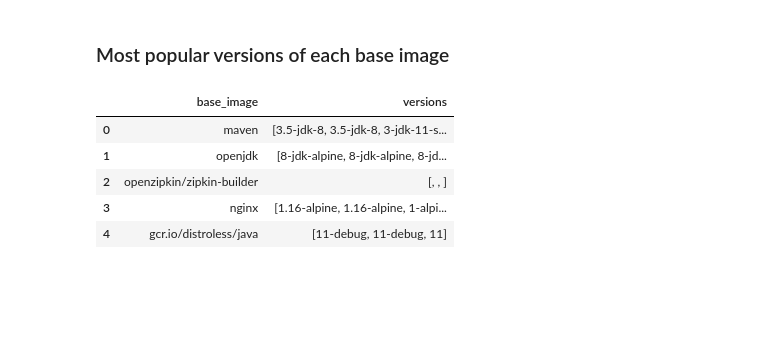
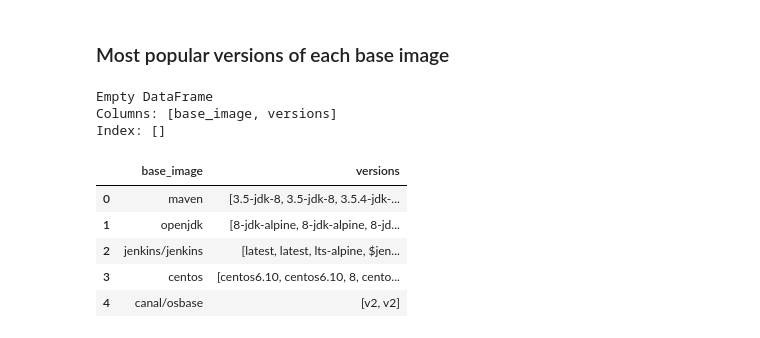
Before and after one commit to ASSERT-KTH/royal-chaos, a Jupyter notebook: pobs/tools/projects_analyzer/analyze.ipynb, the cells around one changed output. Cells and saved outputs as stored; diff of their text form; code cells hidden in the pictures; blank space fills up the shorter version.

```diff
--- a/pobs/tools/projects_analyzer/analyze.ipynb
+++ b/pobs/tools/projects_analyzer/analyze.ipynb
@@ -349,0 +360,40 @@ plt.legend(handles=[official_patch, unofficial_patch, java_patch, no_java_patch]
+# %%
+# Official vs unofficial
+mypalette = []
+for i in range(25):
+    # Unofficial
+    if "/" in top_25_java_df["base-image:version"][i]:
+        # No java
+        if not top_25_java_df["java_version"][i]:
+            mypalette.append("#ffc425")
+        # Java
+        else:
+            mypalette.append("#f37735")
+    # Official
+    else:
+        # No java
+        if not top_25_java_df["java_version"][i]:
+            mypalette.append("#00aedb")
+        # Java
+        else:
+            mypalette.append("#66023c")
+# %%
+sns.set_style("whitegrid")
+sns.set_context("poster", rc={"font.size":18,"axes.titlesize":18,"axes.labelsize":18})
+plt.figure(figsize=(18, 14))
+ax = sns.barplot(x="count", y="base-image:version", data=top_25_java_df, palette=mypalette, edgecolor='#ffffff')
+
+# Java versions
+for i, thisbar in enumerate(ax.patches):
+    width = thisbar.get_width()
+    ax.text(width + 0.5,
+            thisbar.get_y() + thisbar.get_height()/2. + 0.2,
+            top_25_java_df["java_version"][i],
+            fontsize=18,
+            ha="left")
+
+official_java_patch = mpatches.Patch(color='#66023c', label='official, java pre-installed')
+official_no_java_patch = mpatches.Patch(color='#00aedb', label='official, java not pre-installed')
+unofficial_java_patch = mpatches.Patch(color='#f37735', label='unofficial, java pre-installed')
+unofficial_no_java_patch = mpatches.Patch(color='#ffc425', label='unofficial, could not be pulled')
+plt.legend(handles=[official_java_patch, official_no_java_patch, unofficial_java_patch, unofficial_no_java_patch], loc='lower right', ncol=1, fontsize="large", frameon=True)
@@ -352,25 +405,33 @@ plt.legend(handles=[official_patch, unofficial_patch, java_patch, no_java_patch]
 # %%
 versions = []
 base_image_version_df = pd.DataFrame({"base_image": "", "versions": versions})
+print(base_image_version_df)
+# %% [output]
+Empty DataFrame
+Columns: [base_image, versions]
+Index: []
 # %%
 for i in range(len(list_of_base_images)):
     output_list = re.split(":", list_of_base_images[i], 1)
     if len(output_list) == 1:
         output_list.append("")
     if output_list[0] not in base_image_version_df["base_image"].values:
         base_image_version_df = base_image_version_df.append(
             {"base_image": output_list[0], "versions": [output_list[1]]}, ignore_index=True)
     if output_list[0] in base_image_version_df["base_image"].values:
-        base_image_version_df.loc[base_image_version_df["base_image"] == output_list[0], "versions"] += [output_list[1]]
+        versions = base_image_version_df.loc[(base_image_version_df["base_image"] == output_list[0]), "versions"]
+        updated_versions = np.append(versions.values[0], output_list[1])
+        # base_image_version_df.loc[base_image_version_df["base_image"] == output_list[0], "versions"] += list(output_list[1])
+        base_image_version_df.loc[base_image_version_df["base_image"] == output_list[0], "versions"] = [updated_versions]
 
 base_image_version_df.head()
 # %% [output]
 |  | base_image | versions |
-| 0 | maven | [3.5-jdk-8, 3.5-jdk-8, 3-jdk-11-s... |
+| 0 | maven | [3.5-jdk-8, 3.5-jdk-8, 3.5.4-jdk-... |
 | 1 | openjdk | [8-jdk-alpine, 8-jdk-alpine, 8-jd... |
-| 2 | openzipkin/zipkin-builder | [, , ] |
-| 3 | nginx | [1.16-alpine, 1.16-alpine, 1-alpi... |
-| 4 | gcr.io/distroless/java | [11-debug, 11-debug, 11] |
+| 2 | jenkins/jenkins | [latest, latest, lts-alpine, $jen... |
+| 3 | centos | [centos6.10, centos6.10, 8, cento... |
+| 4 | canal/osbase | [v2, v2] |
 # %%
 base_image_version_df.to_csv(r'analysis_output/base_image_and_all_versions.csv', index=False)
 # %%
```
Also changed, not shown: parts of 27 cells of this notebook, 6 other files.
